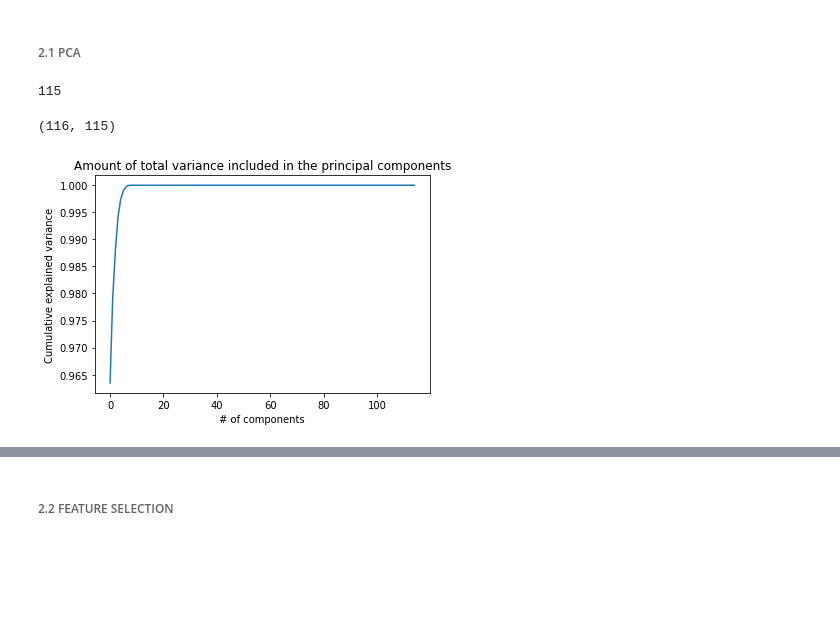
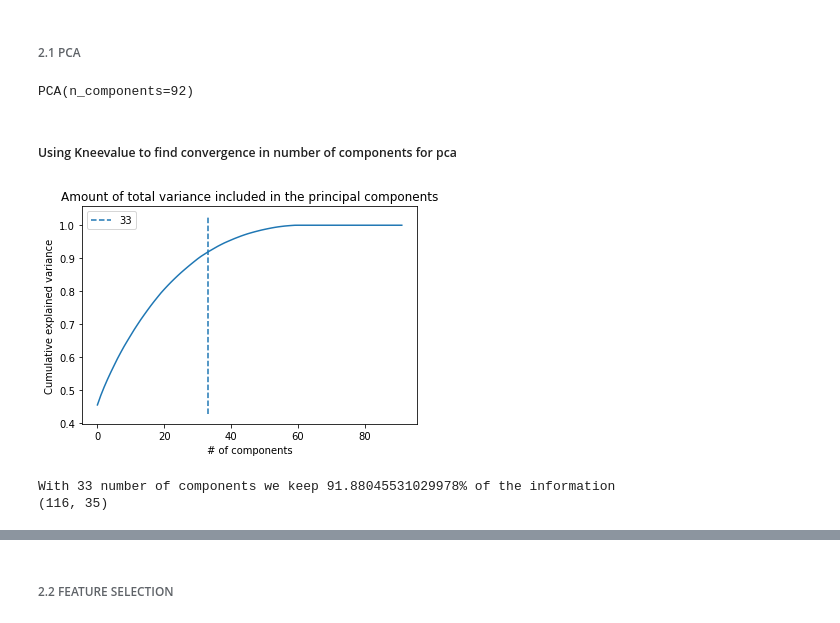
Before and after one commit to AntonMaxen/applied-ai, a Jupyter notebook: assignment_2/classification_vg.ipynb, the cells around one changed output, grey strips where cells are left out. Drawn from its saved outputs; the diff is of its cells as text; code cells hidden in the pictures; blank space fills up the shorter version.

```diff
--- a/assignment_2/classification_vg.ipynb
+++ b/assignment_2/classification_vg.ipynb
@@ -50,0 +69,8 @@ y = X.pop('Outcome')
+# %%
+X = imbalanced_df.copy()
+y = X.pop('Outcome')
+column_names = X.columns
+scaler = MinMaxScaler()
+scaled_data = scaler.fit_transform(X)
+scaled_df = pd.DataFrame(scaled_data, columns=column_names)
+X = scaled_df.copy()
@@ -68,19 +113,29 @@ balanced_df.shape
 # %% [markdown]
 ###### 2.1 PCA
 # %%
-nr_of_components = min(X.shape[0], X.shape[1]) - 1
-
-print(nr_of_components)
-pca = PCA(n_components=nr_of_components)
-pca.fit_transform(X).shape
+nr_of_components = int(min(X.shape[0], X.shape[1]) * 0.8)
+pca = PCA(nr_of_components)
+pca.fit(X)
 # %% [output]
-115
+PCA(n_components=92)
-(116, 115)
+# %% [markdown]
+##### Using Kneevalue to find convergence in number of components for pca
 # %%
-plt.plot(np.cumsum(pca.explained_variance_ratio_))
+ratios = np.cumsum(pca.explained_variance_ratio_)
+kneedle = KneeLocator(range(len(ratios)), ratios, curve="concave", direction='increasing')
+plt.plot(range(len(ratios)), ratios)
+plt.vlines(kneedle.knee, plt.ylim()[0], plt.ylim()[1], linestyles='dashed', label=kneedle.knee)
 plt.xlabel('# of components')
 plt.ylabel('Cumulative explained variance')
 plt.title("Amount of total variance included in the principal components")
+plt.legend()
 plt.show()
+print(f'With {kneedle.knee} number of components we keep {ratios[kneedle.knee] * 100 }% of the information ')
+
+reduced_X = pca.transform(X)
+reduced_X = reduced_X[:,:35]
+print(reduced_X.shape)
 # %% [output]
-[figure, old version]
+[figure, new version]
+With 33 number of components we keep 91.88045531029978% of the information
+(116, 35)
```
Also changed, not shown: parts of 20 cells of this notebook, 1 other file.
